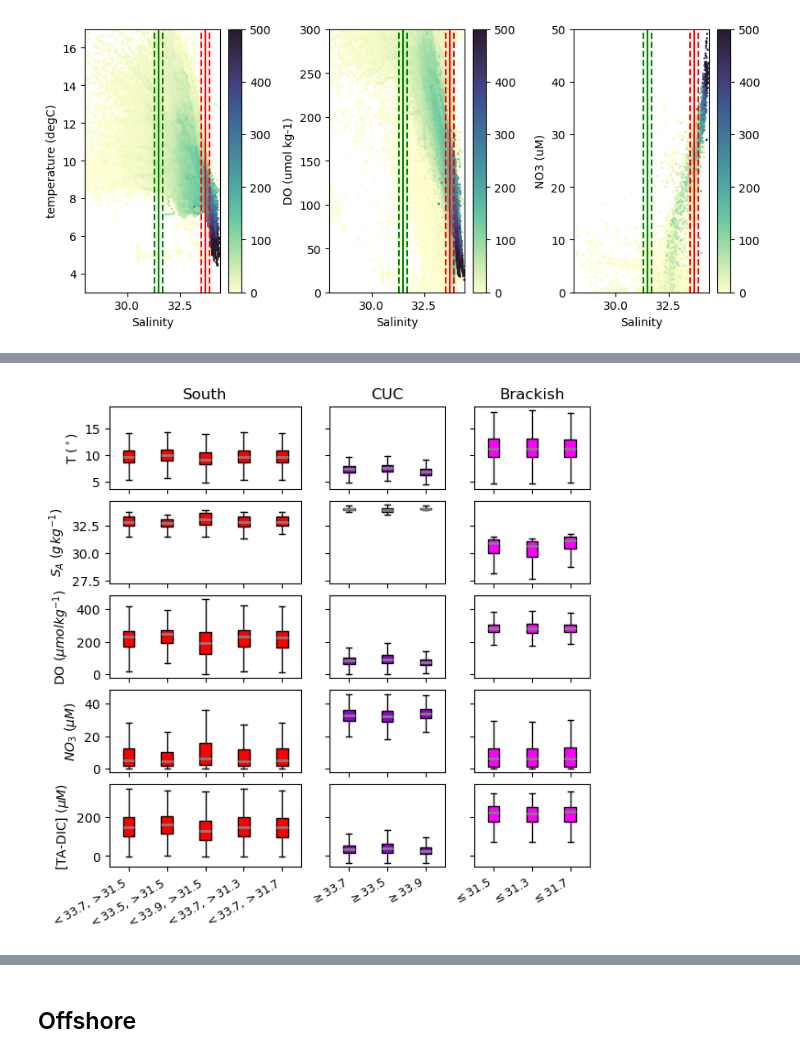
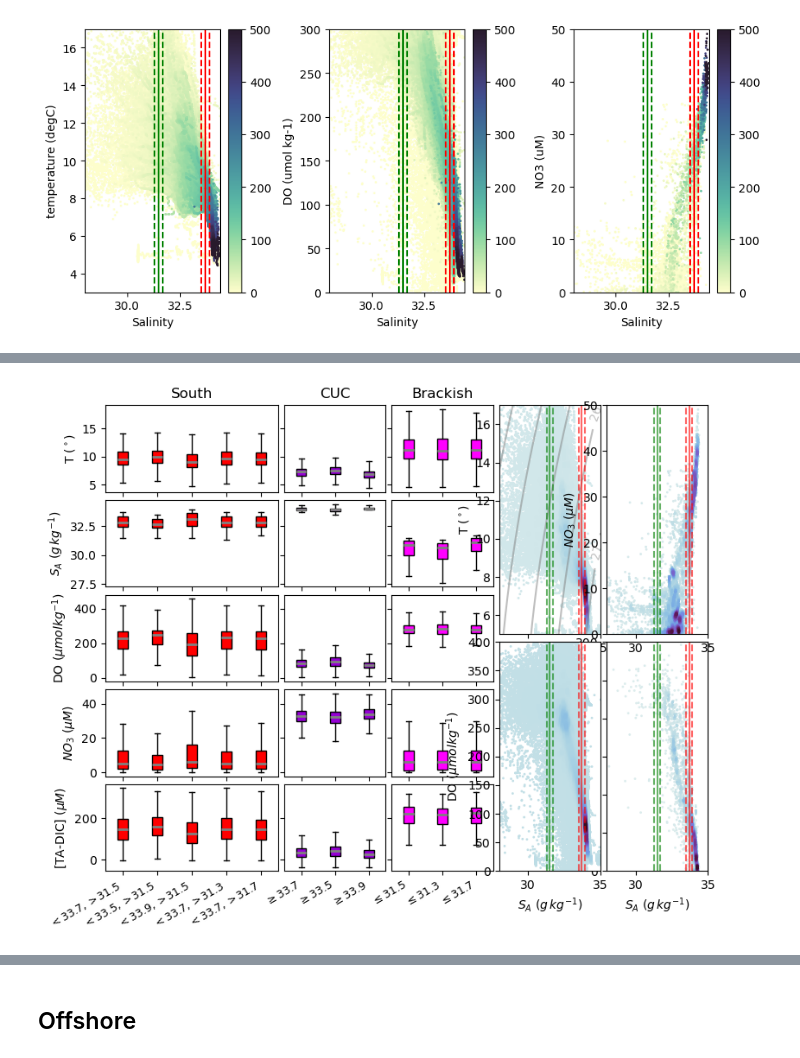
Before and after one commit to UBC-MOAD/analysis-becca, a Jupyter notebook: LiveOcean/tracers/wm_sensitivity.ipynb, the cells around one changed output, grey strips where cells are left out. Saved outputs shown, nothing was run; the diff lists cells and outputs as text; code cells hidden in the pictures.

Commit message:
sensitivity analysis figures for observations

```diff
--- a/LiveOcean/tracers/wm_sensitivity.ipynb
+++ b/LiveOcean/tracers/wm_sensitivity.ipynb
@@ -72,7 +72,10 @@ def fmt(x):
     return rf"{s}"
 
 def TS(df,ax, x, y):
-    smin, smax = 28,35
+    if x == 'salinity (g kg-1)':
+        smin, smax = 28,35
+    else:
+        smin, smax = np.nanmean(df[x]) - 4*np.nanstd(df[x]),np.nanmean(df[x]) + 4*np.nanstd(df[x])
     tmin = np.nanmean(df[y]) - 4*np.nanstd(df[y])
     tmax = np.nanmean(df[y]) + 4*np.nanstd(df[y])
 
@@ -230,28 +233,34 @@ def box(df,bools,property,ax,**kwargs):
 # %%
 # box plots of properties depending on salinity split
 
-fig = plt.figure(constrained_layout=True, figsize=[6,6])
-gs = GridSpec(5, 11, figure=fig)
+fig = plt.figure(constrained_layout=True, figsize=[9,7])
+gs = GridSpec(10, 17, figure=fig)
 # south shelf
-ax1 = fig.add_subplot(gs[0, 0:5])
-ax2 = fig.add_subplot(gs[1, 0:5])
-ax3 = fig.add_subplot(gs[2, 0:5])
-ax4 = fig.add_subplot(gs[3, 0:5])
-ax5 = fig.add_subplot(gs[4, 0:5])
+ax1 = fig.add_subplot(gs[0:2, 0:5])
+ax2 = fig.add_subplot(gs[2:4, 0:5])
+ax3 = fig.add_subplot(gs[4:6, 0:5])
+ax4 = fig.add_subplot(gs[6:8, 0:5])
+ax5 = fig.add_subplot(gs[8:, 0:5])
 
 # cuc
-ax6 = fig.add_subplot(gs[0, 5:8])
-ax7 = fig.add_subplot(gs[1, 5:8])
-ax8 = fig.add_subplot(gs[2, 5:8])
-ax9 = fig.add_subplot(gs[3, 5:8])
-ax10 = fig.add_subplot(gs[4, 5:8])
+ax6 = fig.add_subplot(gs[0:2, 5:8])
+ax7 = fig.add_subplot(gs[2:4, 5:8])
+ax8 = fig.add_subplot(gs[4:6, 5:8])
+ax9 = fig.add_subplot(gs[6:8, 5:8])
+ax10 = fig.add_subplot(gs[8:, 5:8])
 
 # brackish
-ax11 = fig.add_subplot(gs[0, 8:])
-ax12 = fig.add_subplot(gs[1, 8:])
-ax13 = fig.add_subplot(gs[2, 8:])
-ax14 = fig.add_subplot(gs[3, 8:])
-ax15 = fig.add_subplot(gs[4, 8:])
+ax11 = fig.add_subplot(gs[0:2, 8:11])
+ax12 = fig.add_subplot(gs[2:4, 8:11])
+ax13 = fig.add_subplot(gs[4:6, 8:11])
+ax14 = fig.add_subplot(gs[6:8, 8:11])
+ax15 = fig.add_subplot(gs[8:, 8:11])
+
+# TS
+axa = fig.add_subplot(gs[0:5, 11:14])
+axd = fig.add_subplot(gs[5:, 14:])
+axb = fig.add_subplot(gs[5:, 11:14])
+axc = fig.add_subplot(gs[0:5, 14:])
 
 properties = ['temperature (degC)','salinity (g kg-1)','DO (umol kg-1)', 'NO3 (uM)','[TA-DIC]']
 prop_labels = ['T ($^\circ$)','$S_A$ ($g\, kg^{-1}$)', 'DO ($\mu mol kg^{-1}$)','$NO_3$ ($\mu M$)','[TA-DIC] ($\mu M$)']
@@ -326,4 +335,55 @@ ax15.set_xticklabels(['$\leq 31.5$','$\leq 31.3$','$\leq 31.7$'],rotation=30,ha=
 ax1.set_title('South')
 ax6.set_title('CUC')
 ax11.set_title('Brackish')
+
+################
+#"TS" Diagrams #
+################
+
+TS(southall,axa, 'salinity (g kg-1)', 'temperature (degC)')
+axa.set_ylim([5,17])
+axa.plot([33.5,33.5],[5,17],'r--',alpha=0.6)
+axa.plot([33.7,33.7],[5,17],'r',alpha=0.6)
+axa.plot([33.9,33.9],[5,17],'r--',alpha=0.6)
+axa.plot([31.3,31.3],[5,17],'g--',alpha=0.6)
+axa.plot([31.5,31.5],[5,17],'g',alpha=0.6)
+axa.plot([31.7,31.7],[5,17],'g--',alpha=0.6)
+axa.set_ylabel('T ($^\circ$)')
+axa.set_xlabel('')
+
+TS(southall,axb, 'salinity (g kg-1)', 'DO (umol kg-1)')
+axb.set_ylim([0,400])
+axb.plot([33.5,33.5],[0,400],'r--',alpha=0.6)
+axb.plot([33.7,33.7],[0,400],'r',alpha=0.6)
+axb.plot([33.9,33.9],[0,400],'r--',alpha=0.6)
+axb.plot([31.3,31.3],[0,400],'g--',alpha=0.6)
+axb.plot([31.5,31.5],[0,400],'g',alpha=0.6)
+axb.plot([31.7,31.7],[0,400],'g--',alpha=0.6)
+axb.set_ylabel('DO ($\mu mol kg^{-1}$)')
+axb.set_xlabel('$S_A$ ($g\, kg^{-1}$)')
+
+TS(southall,axc, 'salinity (g kg-1)', 'NO3 (uM)')
+axc.set_ylim([0,50])
+axc.plot([33.5,33.5],[0,50],'r--',alpha=0.6)
+axc.plot([33.7,33.7],[0,50],'r',alpha=0.6)
+axc.plot([33.9,33.9],[0,50],'r--',alpha=0.6)
+axc.plot([31.3,31.3],[0,50],'g--',alpha=0.6)
+axc.plot([31.5,31.5],[0,50],'g',alpha=0.6)
+axc.plot([31.7,31.7],[0,50],'g--',alpha=0.6)
+axc.set_ylabel('$NO_3$ ($\mu M$)')
+axc.set_xlabel('')
+
+TS(southall,axd, 'salinity (g kg-1)', '[TA-DIC]')
+axd.set_ylim([0,300])
+axd.plot([33.5,33.5],[0,300],'r--',alpha=0.6)
+axd.plot([33.7,33.7],[0,300],'r',alpha=0.6)
+axd.plot([33.9,33.9],[0,300],'r--',alpha=0.6)
+axd.plot([31.3,31.3],[0,300],'g--',alpha=0.6)
+axd.plot([31.5,31.5],[0,300],'g',alpha=0.6)
+axd.plot([31.7,31.7],[0,300],'g--',alpha=0.6)
+axd.set_ylabel('[TA-DIC] ($\mu M$)')
+axd.set_xlabel('$S_A$ ($g\, kg^{-1}$)')
+
+plt.tight_layout()
+plt.savefig('southobssensitivity.jpg')
 # %% [output]
@@ -331 +390 @@ Text(0.5, 1.0, 'Brackish')
-[figure, old version]
+[figure, new version]
```
Also changed, not shown: parts of 10 cells of this notebook, 2 other files.
